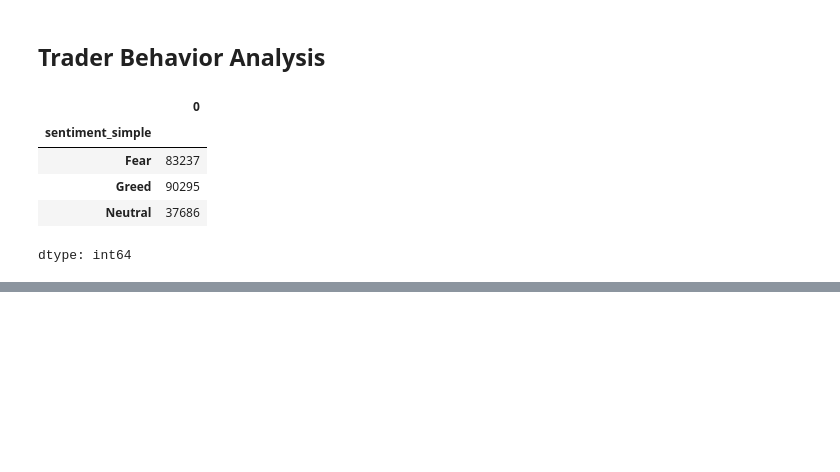
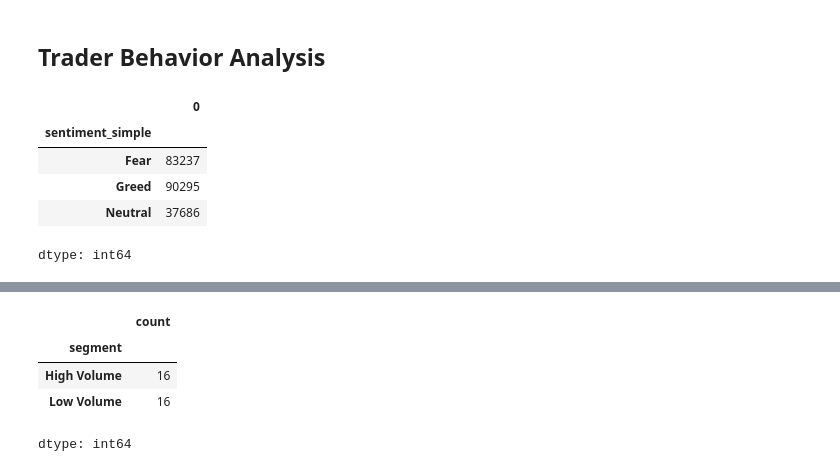
Before and after one commit to saiprakashgollapalli/trader-sentiment-analysis, a Jupyter notebook: trader_sentiment_analysis.ipynb, the cells around one changed output, grey strips where cells are left out. Drawn from its saved outputs; the diff is of its cells as text; code cells hidden in the pictures; blank space fills up the shorter version.

```diff
--- a/trader_sentiment_analysis.ipynb
+++ b/trader_sentiment_analysis.ipynb
@@ -194,0 +201,16 @@ Recommendation: Increase trade participation but maintain controlled position si
+# %%
+# Find median trading volume
+median_volume = account_volume['Size USD'].median()
+
+# Create segment label
+account_volume['segment'] = account_volume['Size USD'].apply(
+    lambda x: "High Volume" if x > median_volume else "Low Volume"
+)
+
+account_volume['segment'].value_counts()
+# %% [output]
+|  | count |
+| segment |  |
+| High Volume | 16 |
+| Low Volume | 16 |
+dtype: int64
```
Also changed, not shown: parts of 7 cells of this notebook.
